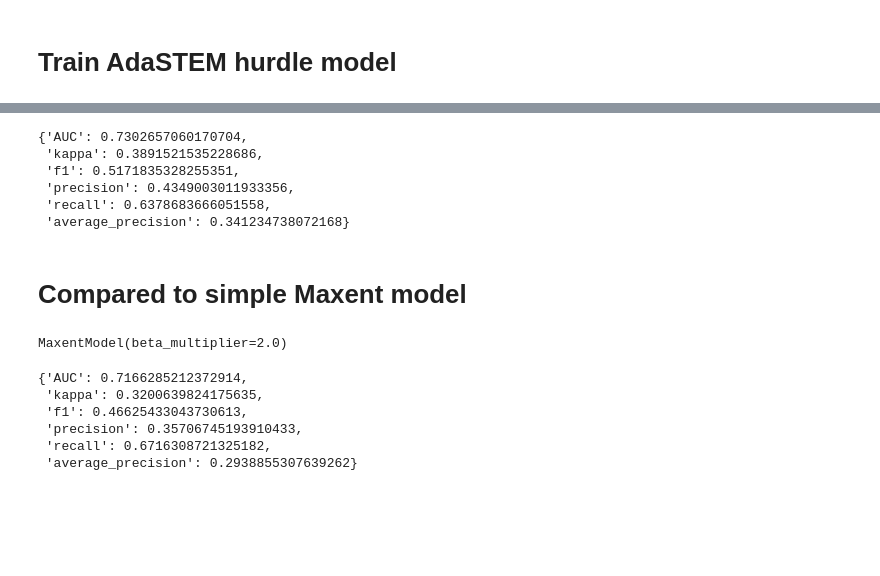
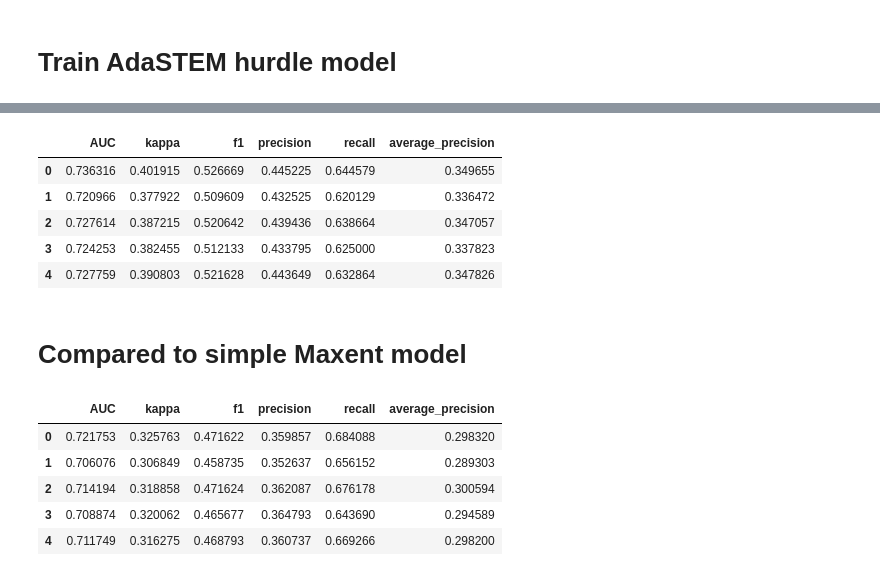
Before and after one commit to chenyangkang/stemflow, a Jupyter notebook: docs/Examples/03.Binding_with_Maxent.ipynb, the cells around one changed output, grey strips where cells are left out. Cells and saved outputs as stored; diff of their text form; code cells hidden in the pictures; blank space fills up the shorter version.

```diff
--- a/docs/Examples/03.Binding_with_Maxent.ipynb
+++ b/docs/Examples/03.Binding_with_Maxent.ipynb
@@ -48,3 +43,6 @@ X_train, X_test, y_train, y_test = ST_train_test_split(X, y,
+# %%
+from stemflow.model_selection import ST_CV
+CV = 5
 # %% [markdown]
 # Train AdaSTEM hurdle model
 # %%
@@ -90,11 +66,23 @@ pred_adastem = model.predict(X_test)
 # %%
-## save prediction results
-pred_df = pd.DataFrame({
-            'y_true':y_test.flatten(),
-            'y_pred_adastem':np.where(pred_adastem.flatten()<0, 0, pred_adastem.flatten()),
-        }).dropna()
+CV_generator = ST_CV(X, y,
+                    Spatio_blocks_count = 50, Temporal_blocks_count=50,
+                    random_state=42, CV=CV)
 
-## calculate metrics
-metric_dict = AdaSTEM.eval_STEM_res('hurdle', np.array(pred_df.y_true).flatten(),
-                                            np.where(np.array(pred_df.y_pred_adastem).flatten()<0, 0, np.array(pred_df.y_pred_adastem).flatten())
-                                            )
+
+metric_dict_list = []
+for X_train, X_test, y_train, y_test in tqdm(CV_generator, total=CV):
+    ## fit model
+    model.fit(X_train, np.where(y_train>0,1,0), verbosity=0)
+    ## predict
+    pred_adastem = model.predict(X_test, verbosity=0)
+    ## save prediction results
+    pred_df = pd.DataFrame({
+                'y_true':y_test.flatten(),
+                'y_pred_adastem':np.where(pred_adastem.flatten()<0, 0, pred_adastem.flatten()),
+            }).dropna()
+
+    ## calculate metrics
+    metric_dict = AdaSTEM.eval_STEM_res('hurdle', np.array(pred_df.y_true).flatten(),
+                                                np.where(np.array(pred_df.y_pred_adastem).flatten()<0, 0, np.array(pred_df.y_pred_adastem).flatten())
+                                                )
+    metric_dict_list.append(metric_dict)
@@ -104,9 +89,10 @@ with open('./Maxent_AdasTEM_metrics.json', 'w') as f:
-# %%
-dict([(a,b) for a,b in metric_dict.items() if a in ['AUC','kappa','f1','precision','recall','average_precision']])
-# %% [output]
-{'AUC': 0.7302657060170704,
- 'kappa': 0.3891521535228686,
- 'f1': 0.5171835328255351,
- 'precision': 0.4349003011933356,
- 'recall': 0.6378683666051558,
- 'average_precision': 0.341234738072168}
+# %%
+adastem_metrics = pd.DataFrame(metric_dict_list)[['AUC','kappa','f1','precision','recall','average_precision']]
+adastem_metrics
+# %% [output]
+|  | AUC | kappa | f1 | precision | recall | average_precision |
+| 0 | 0.736316 | 0.401915 | 0.526669 | 0.445225 | 0.644579 | 0.349655 |
+| 1 | 0.720966 | 0.377922 | 0.509609 | 0.432525 | 0.620129 | 0.336472 |
+| 2 | 0.727614 | 0.387215 | 0.520642 | 0.439436 | 0.638664 | 0.347057 |
+| 3 | 0.724253 | 0.382455 | 0.512133 | 0.433795 | 0.625000 | 0.337823 |
+| 4 | 0.727759 | 0.390803 | 0.521628 | 0.443649 | 0.632864 | 0.347826 |
@@ -115,8 +103,3 @@ dict([(a,b) for a,b in metric_dict.items() if a in ['AUC','kappa','f1','precisio
 # %%
 ## create model instance
 model_me = ela.MaxentModel(transform='cloglog', beta_multiplier=2.0)
-# %%
-## fit model
-model_me.fit(X_train.drop(['longitude','latitude'], axis=1), np.where(y_train>0,1,0))
-# %% [output]
-MaxentModel(beta_multiplier=2.0)
@@ -138,9 +125,10 @@ with open('./Maxent_simple_metrics.json', 'w') as f:
-# %%
-dict([(a,b) for a,b in metrics_me.items() if a in ['AUC','kappa','f1','precision','recall','average_precision']])
-# %% [output]
-{'AUC': 0.7166285212372914,
- 'kappa': 0.3200639824175635,
- 'f1': 0.46625433043730613,
- 'precision': 0.35706745193910433,
- 'recall': 0.6716308721325182,
- 'average_precision': 0.2938855307639262}
+# %%
+maxent_metrics = pd.DataFrame(metric_dict_list)[['AUC','kappa','f1','precision','recall','average_precision']]
+maxent_metrics
+# %% [output]
+|  | AUC | kappa | f1 | precision | recall | average_precision |
+| 0 | 0.721753 | 0.325763 | 0.471622 | 0.359857 | 0.684088 | 0.298320 |
+| 1 | 0.706076 | 0.306849 | 0.458735 | 0.352637 | 0.656152 | 0.289303 |
+| 2 | 0.714194 | 0.318858 | 0.471624 | 0.362087 | 0.676178 | 0.300594 |
+| 3 | 0.708874 | 0.320062 | 0.465677 | 0.364793 | 0.643690 | 0.294589 |
+| 4 | 0.711749 | 0.316275 | 0.468793 | 0.360737 | 0.669266 | 0.298200 |
```
Also changed, not shown: parts of 14 cells of this notebook, 1 other file.
